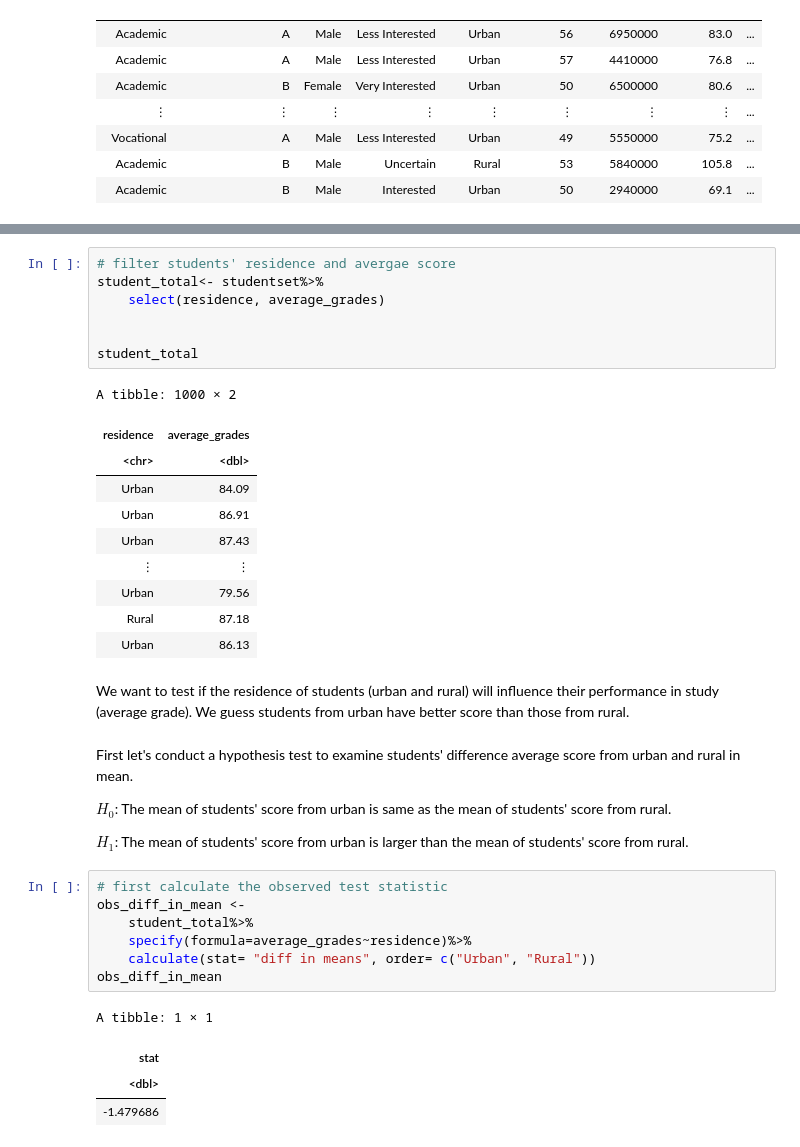
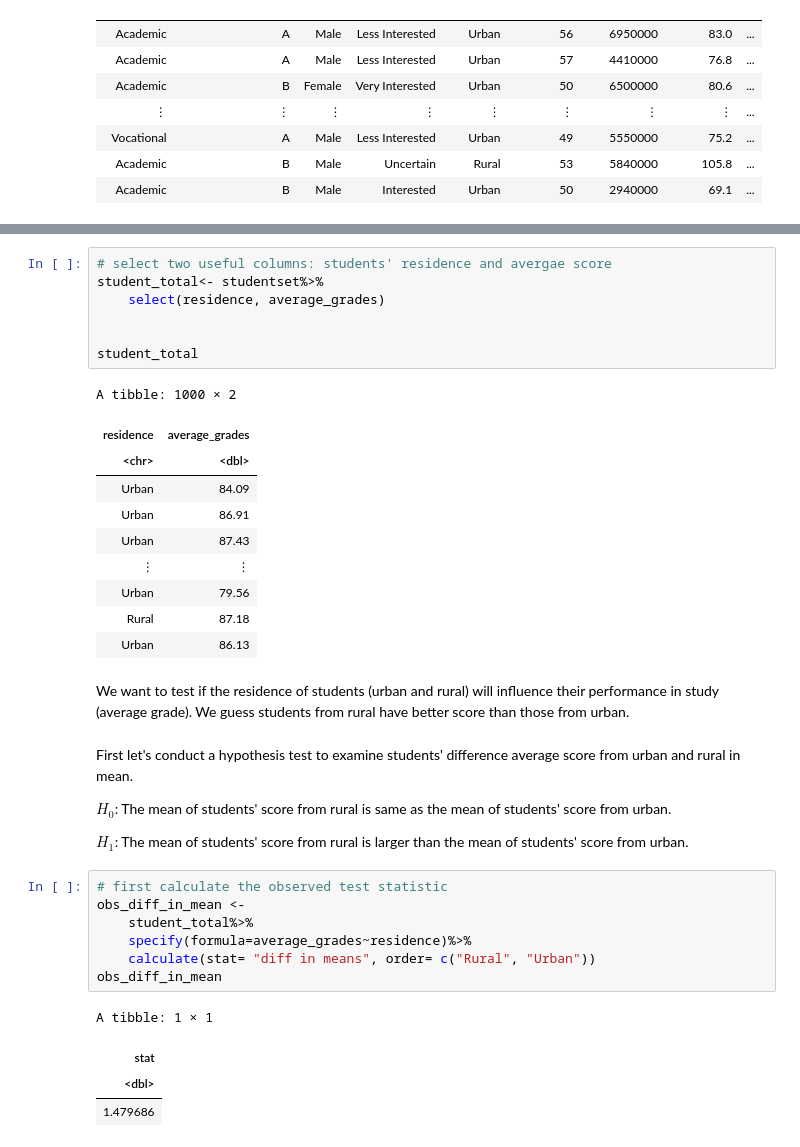
Before and after one commit to Zhangcheng0410/stat201, a Jupyter notebook: proposal.ipynb, the cells around one changed output, grey strips where cells are left out. Saved outputs shown, nothing was run; the diff lists cells and outputs as text.

```diff
--- a/proposal.ipynb
+++ b/proposal.ipynb
@@ -42,5 +128,5 @@ A spec_tbl_df: 1000 × 11
 # %%
-# filter students' residence and avergae score
+# select two useful columns: students' residence and avergae score
 student_total<- studentset%>%
     select(residence, average_grades)
 
@@ -58,22 +144,22 @@ A tibble: 1000 × 2
 | Rural | 87.18 |
 | Urban | 86.13 |
 # %% [markdown]
-We want to test if the residence of students (urban and rural) will influence their performance in study (average grade). We guess students from urban have better score than those from rural.
+We want to test if the residence of students (urban and rural) will influence their performance in study (average grade). We guess students from rural have better score than those from urban.
 # %% [markdown]
 First let's conduct a hypothesis test to examine students' difference average score from urban and rural in mean.
 
-$H_0$: The mean of students' score from urban is same as the mean of students' score from rural.
+$H_0$: The mean of students' score from rural is same as the mean of students' score from urban.
 
-$H_1$: The mean of students' score from urban is larger than the mean of students' score from rural.
+$H_1$: The mean of students' score from rural is larger than the mean of students' score from urban.
 # %%
 # first calculate the observed test statistic
 obs_diff_in_mean <-
     student_total%>%
     specify(formula=average_grades~residence)%>%
-    calculate(stat= "diff in means", order= c("Urban", "Rural"))
+    calculate(stat= "diff in means", order= c("Rural", "Urban"))
 obs_diff_in_mean
 # %% [output]
 A tibble: 1 × 1
 | stat |
 | <dbl> |
-| -1.479686 |
+| 1.479686 |
```
Also changed, not shown: parts of 4 cells of this notebook.
